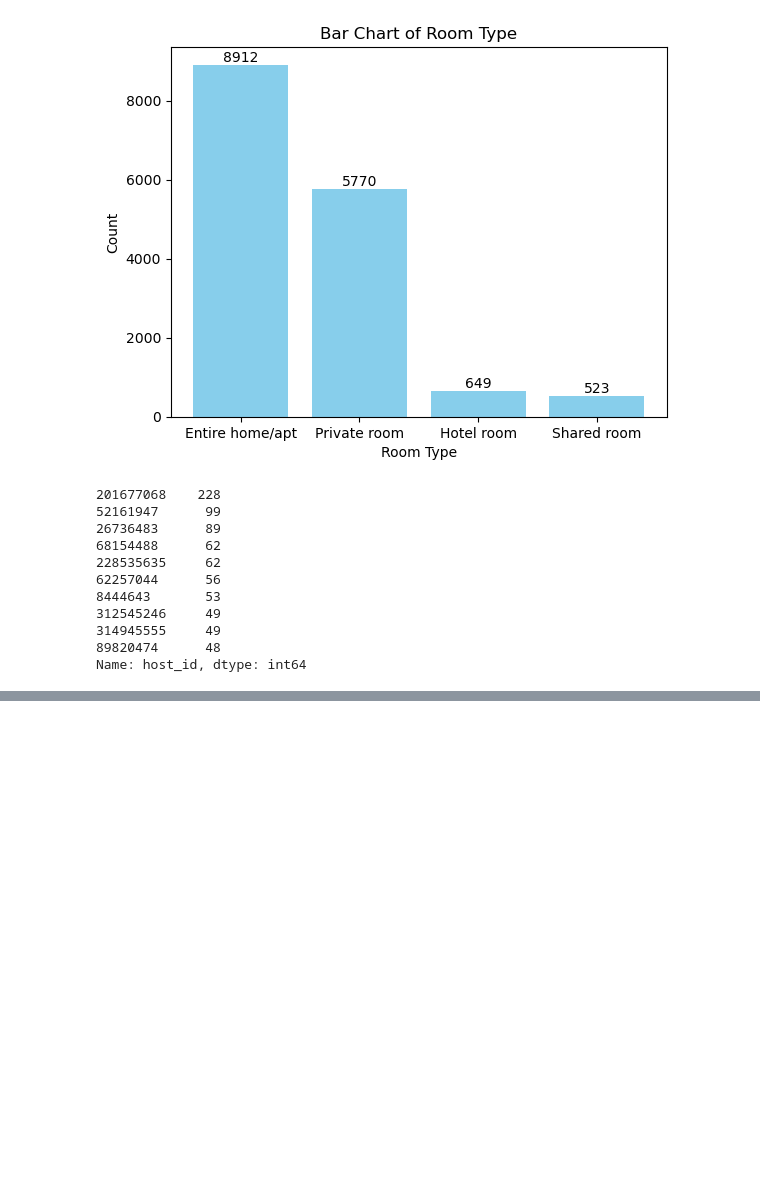
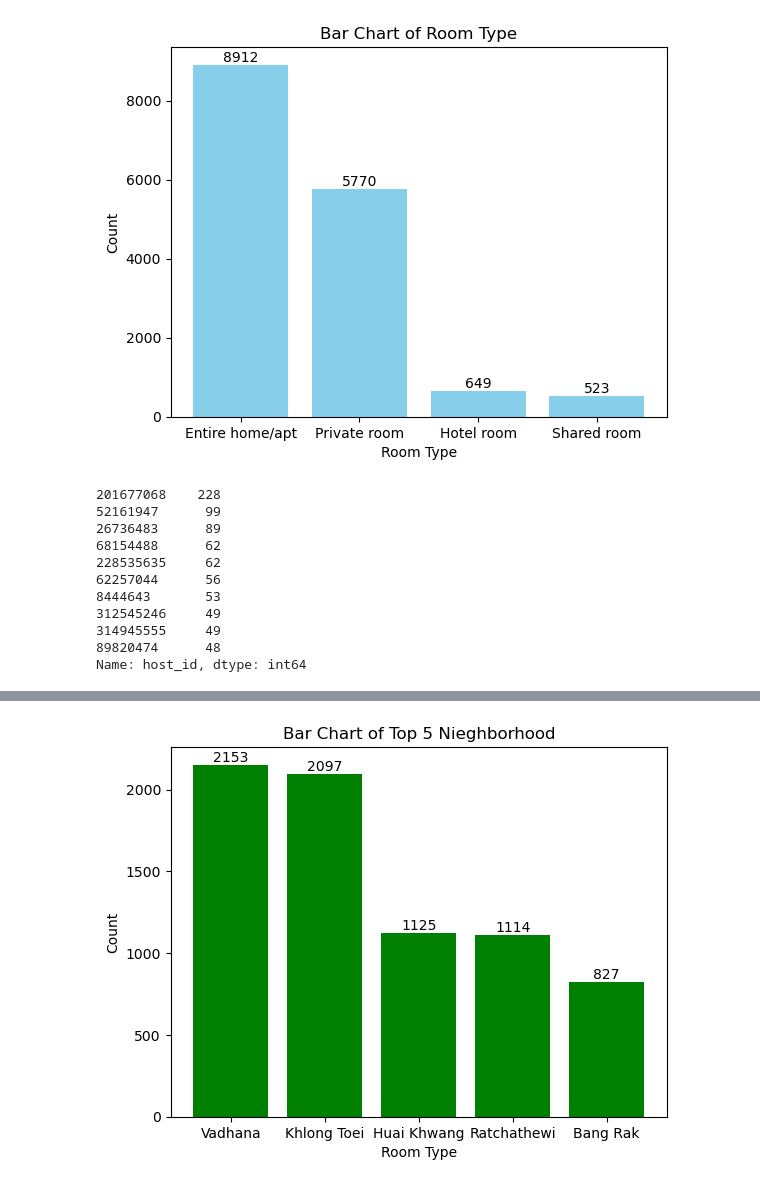
Before and after one commit to nabhanibrhm/learning, a Jupyter notebook: capstone_2/script/capstone_2_new.ipynb, the cells around one changed output, grey strips where cells are left out. Saved outputs shown, nothing was run; the diff lists cells and outputs as text; code cells hidden in the pictures; blank space fills up the shorter version.

```diff
--- a/capstone_2/script/capstone_2_new.ipynb
+++ b/capstone_2/script/capstone_2_new.ipynb
@@ -171,0 +215,14 @@ Name: host_id, dtype: int64
+# %%
+top_neighbourhood=df['neighbourhood'].value_counts().head(5)
+
+plt.bar(top_neighbourhood.index, top_neighbourhood.values, color='green')
+
+for i, value in enumerate(top_neighbourhood.values):
+    plt.text(i, value + 0.1, str(value), ha='center', va='bottom')
+
+plt.xlabel('Room Type')
+plt.ylabel('Count')
+plt.title('Bar Chart of Top 5 Nieghborhood')
+plt.show()
+# %% [output]
+[figure, added]
```
Also changed, not shown: parts of 9 cells of this notebook, 1 other file.
